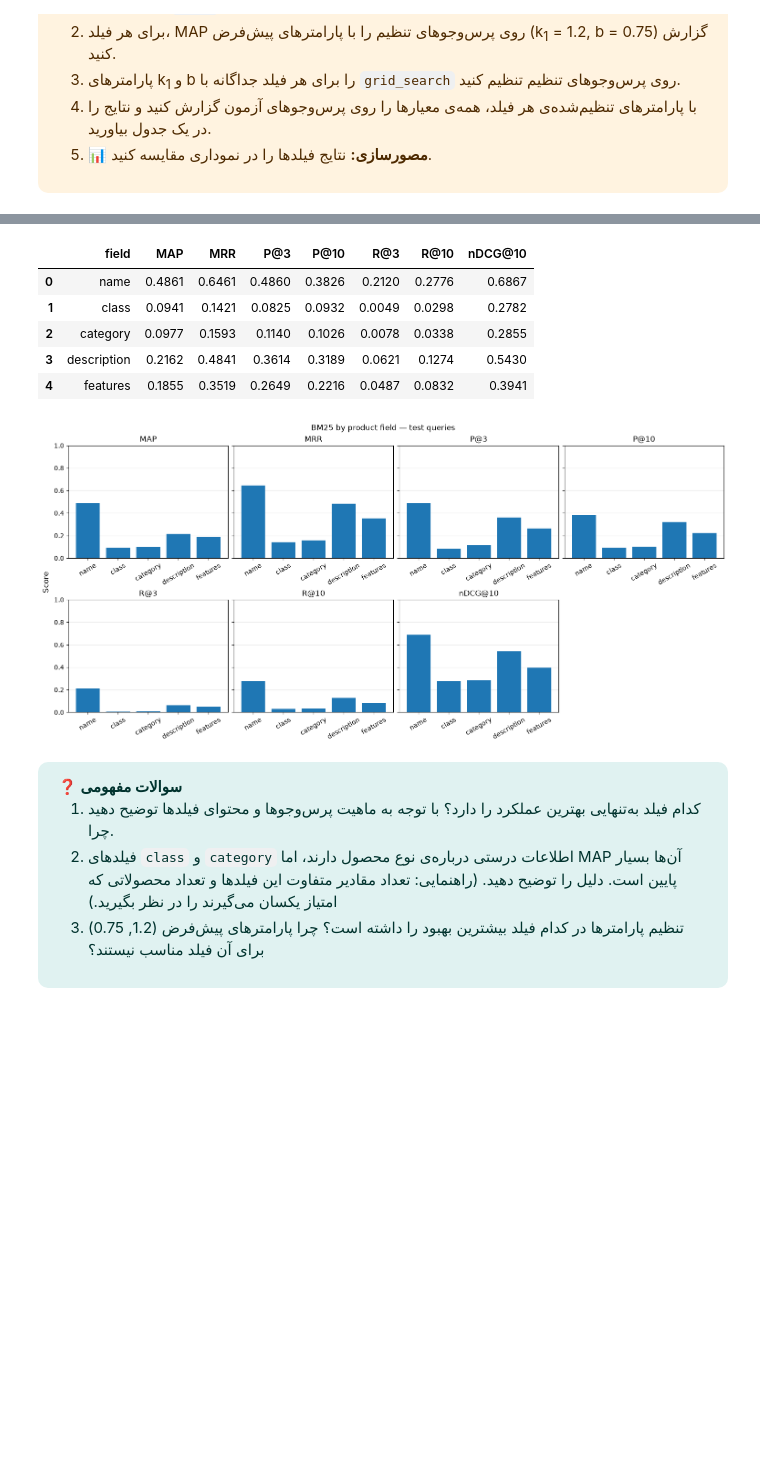
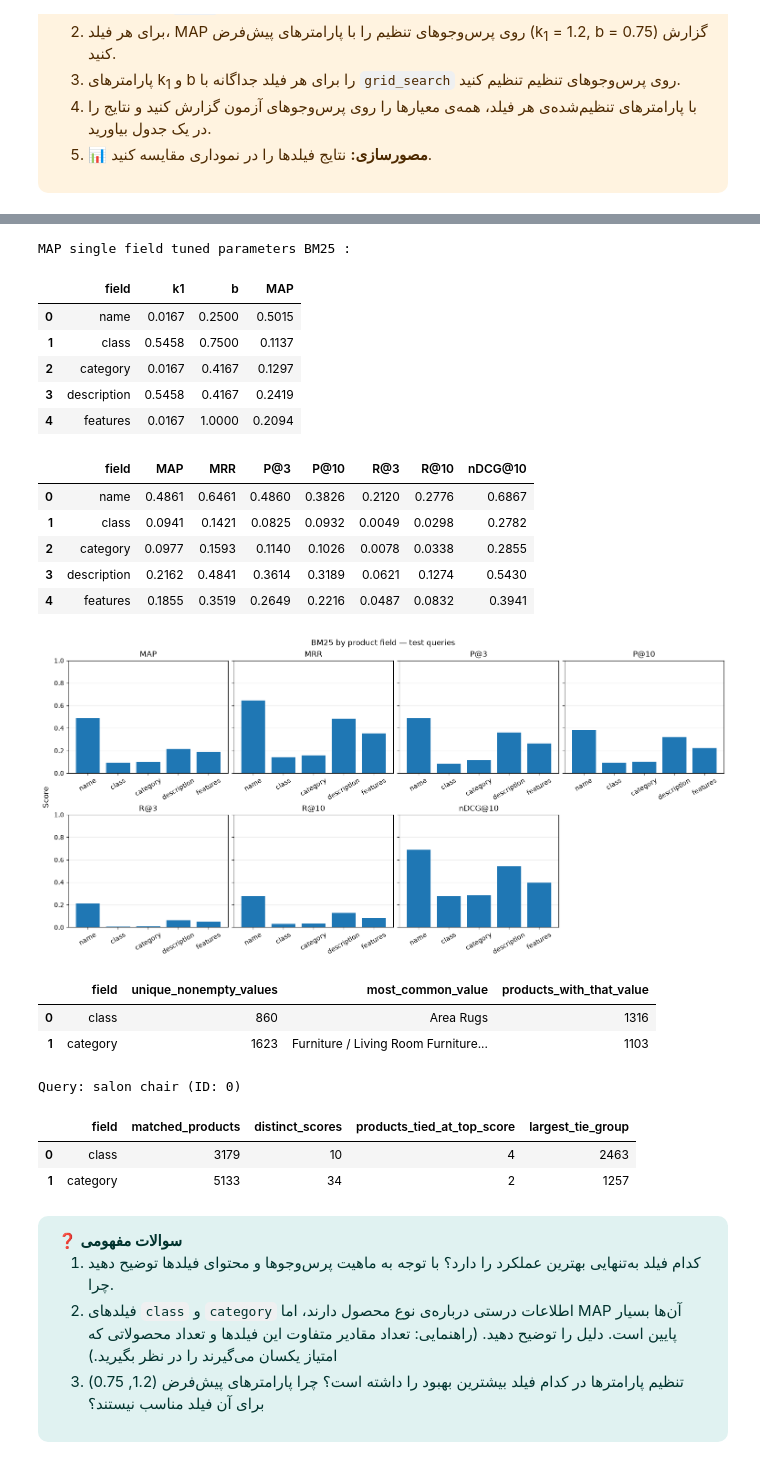
Before and after one commit to HaniehGRN/IR-homework1-BM25, a Jupyter notebook: IIR_CA1_Student-ID.ipynb, the cells around one changed output, grey strips where cells are left out. Saved outputs shown, nothing was run; the diff lists cells and outputs as text; code cells hidden in the pictures; blank space fills up the shorter version.

```diff
--- a/IIR_CA1_Student-ID.ipynb
+++ b/IIR_CA1_Student-ID.ipynb
@@ -415,40 +416,108 @@ for field in FIELDS:
     bm25_single_field_tuned_rows_test.append({"field": field, **test_metrics.to_dict()})
 
 bm25_single_field_tuned_params = pd.DataFrame(bm25_single_field_tune_rows)
+print("MAP single field tuned parameters BM25 : ")
+display(bm25_single_field_tuned_params)
 
 # Part 4
 
 bm25_single_field_tuned_params_test = pd.DataFrame(bm25_single_field_tuned_rows_test)
 display(bm25_single_field_tuned_params_test)
 
 # Part 5
 
 metrics = ["MAP", "MRR", "P@3", "P@10", "R@3", "R@10", "nDCG@10"]
 
 fig, axes = plt.subplots(
     2, 4, figsize=(15, 7), sharey=True, constrained_layout=True
 )
 
 for ax, metric in zip(axes.flat, metrics):
     ax.bar(bm25_single_field_tuned_params_test["field"], bm25_single_field_tuned_params_test[metric])
     ax.set_title(metric)
     ax.tick_params(axis="x", labelrotation=30)
     ax.set_ylim(0, 1)
     ax.grid(axis="y", alpha=0.25)
     ax.set_axisbelow(True)
 
 axes.flat[-1].set_visible(False)
 fig.suptitle("BM25 by product field — test queries")
 fig.supylabel("Score")
 plt.show()
+
+# distinct words count in each field
+
+def analyze_class_cat_field():
+    group_rows = []
+    for field in ("class", "category"):
+        values = products[dp.COLUMNS[field]].fillna("").str.strip()
+        counts = values[values != ""].value_counts()
+
+        group_rows.append({
+            "field": field,
+            "unique_nonempty_values": counts.size,
+            "most_common_value": counts.index[0],
+            "products_with_that_value": int(counts.iloc[0]),
+        })
+
+    display(pd.DataFrame(group_rows))
+
+    qid = test_qids[0]
+    print(f"Query: {queries[qid]} (ID: {qid})")
+
+    selected_params = bm25_single_field_tuned_params.set_index("field")
+    tie_rows = []
+
+    for field in ("class", "category"):
+        params = selected_params.loc[field]
+        scores = rm.bm25(
+            query_tokens[qid], index, field=field,
+            k1=float(params["k1"]), b=float(params["b"]),
+        )
+
+        finite_scores = scores[np.isfinite(scores)]
+        if finite_scores.size:
+            _, counts = np.unique(finite_scores, return_counts=True)
+            largest_tie = int(counts.max())
+        else:
+            largest_tie = 0
+
+        tie_rows.append({
+            "field": field,
+            "matched_products": finite_scores.size,
+            "distinct_scores": np.unique(finite_scores).size,
+            "products_tied_at_top_score": (
+                int((finite_scores == finite_scores.max()).sum())
+                if finite_scores.size else 0
+            ),
+            "largest_tie_group": largest_tie,
+        })
+
+    display(pd.DataFrame(tie_rows))
+
+analyze_class_cat_field()
 # %% [output]
+MAP single field tuned parameters BM25 :
-|  | field | MAP | MRR | P@3 | P@10 | R@3 | R@10 | nDCG@10 |
-| 0 | name | 0.4861 | 0.6461 | 0.4860 | 0.3826 | 0.2120 | 0.2776 | 0.6867 |
-| 1 | class | 0.0941 | 0.1421 | 0.0825 | 0.0932 | 0.0049 | 0.0298 | 0.2782 |
-| 2 | category | 0.0977 | 0.1593 | 0.1140 | 0.1026 | 0.0078 | 0.0338 | 0.2855 |
-| 3 | description | 0.2162 | 0.4841 | 0.3614 | 0.3189 | 0.0621 | 0.1274 | 0.5430 |
-| 4 | features | 0.1855 | 0.3519 | 0.2649 | 0.2216 | 0.0487 | 0.0832 | 0.3941 |
+|  | field | k1 | b | MAP |
+| 0 | name | 0.0167 | 0.2500 | 0.5015 |
+| 1 | class | 0.5458 | 0.7500 | 0.1137 |
+| 2 | category | 0.0167 | 0.4167 | 0.1297 |
+| 3 | description | 0.5458 | 0.4167 | 0.2419 |
+| 4 | features | 0.0167 | 1.0000 | 0.2094 |
+|  | field | MAP | MRR | P@3 | P@10 | R@3 | R@10 | nDCG@10 |
+| 0 | name | 0.4861 | 0.6461 | 0.4860 | 0.3826 | 0.2120 | 0.2776 | 0.6867 |
+| 1 | class | 0.0941 | 0.1421 | 0.0825 | 0.0932 | 0.0049 | 0.0298 | 0.2782 |
+| 2 | category | 0.0977 | 0.1593 | 0.1140 | 0.1026 | 0.0078 | 0.0338 | 0.2855 |
+| 3 | description | 0.2162 | 0.4841 | 0.3614 | 0.3189 | 0.0621 | 0.1274 | 0.5430 |
+| 4 | features | 0.1855 | 0.3519 | 0.2649 | 0.2216 | 0.0487 | 0.0832 | 0.3941 |
 [figure]
+|  | field | unique_nonempty_values | most_common_value | products_with_that_value |
+| 0 | class | 860 | Area Rugs | 1316 |
+| 1 | category | 1623 | Furniture / Living Room Furniture... | 1103 |
+Query: salon chair (ID: 0)
+|  | field | matched_products | distinct_scores | products_tied_at_top_score | largest_tie_group |
+| 0 | class | 3179 | 10 | 4 | 2463 |
+| 1 | category | 5133 | 34 | 2 | 1257 |
 # %% [markdown]
 <div dir="rtl" style="font-family: Vazirmatn, Vazir, Tahoma, sans-serif; box-sizing: border-box; width: 100%; max-width: 100%; background: #E0F2F1; color: #00332E; border-right: 6px solid #00897B; border-radius: 10px; padding: 14px 20px; line-height: 1.9; font-size: 15px;">
 <b>❓ سوالات مفهومی</b><br>
```
Also changed, not shown: parts of 5 cells of this notebook.
